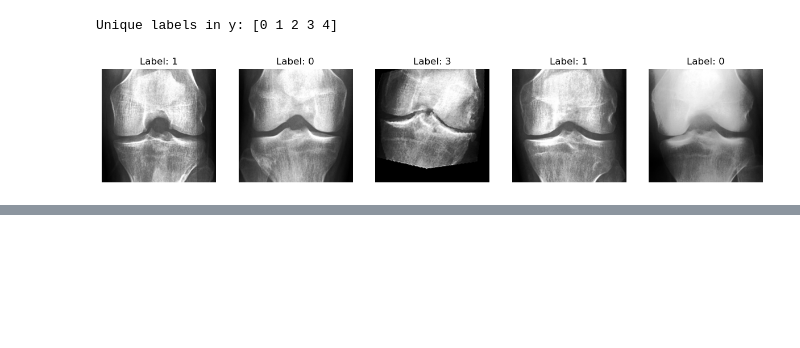
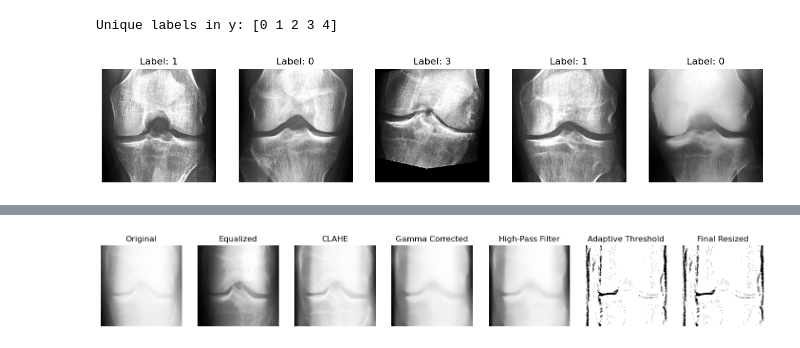
Before and after one commit to Ramachandra-2k96/Image_classification, a Jupyter notebook: Analysis.ipynb, the cells around one changed output, grey strips where cells are left out. Cells and saved outputs as stored; diff of their text form; code cells hidden in the pictures; blank space fills up the shorter version.

```diff
--- a/Analysis.ipynb
+++ b/Analysis.ipynb
@@ -185,0 +247,79 @@ plt.show()
+# %%
+class ImagePreprocessor:
+    def __init__(self, image_path, reference_image_path=None):
+        self.image_path = image_path
+        self.original_img = cv2.imread(image_path, cv2.IMREAD_GRAYSCALE)
+        self.reference_img = cv2.imread(reference_image_path, cv2.IMREAD_GRAYSCALE) if reference_image_path else None
+
+    def equalize_histogram(self):
+        return cv2.equalizeHist(self.original_img)
+
+    def apply_clahe(self):
+        clahe = cv2.createCLAHE(clipLimit=2.0, tileGridSize=(8, 8))
+        return clahe.apply(self.original_img)
+
+    def denoise_image(self, image):
+        return cv2.fastNlMeansDenoising(image, None, 30, 7, 21)
+
+    def edge_detection(self, image):
+        return cv2.Canny(image, 100, 200)
+
+    def apply_gamma_correction(self, image, gamma=1.2):
+        inv_gamma = 1.0 / gamma
+        table = np.array([(i / 255.0) ** inv_gamma * 255 for i in np.arange(256)]).astype("uint8")
+        return cv2.LUT(image, table)
+
+    def match_histogram(self, image):
+        if self.reference_img is not None:
+            return exposure.match_histograms(image, self.reference_img, multichannel=False)
+        else:
+            return image  # No change if reference image is not provided
+
+    def high_pass_filter(self, image):
+        blurred = cv2.GaussianBlur(image, (21, 21), 0)
+        high_pass = cv2.addWeighted(image, 1.5, blurred, -0.5, 0)
+        return high_pass
+
+    def adaptive_threshold(self, image):
+        return cv2.adaptiveThreshold(image, 255, cv2.ADAPTIVE_THRESH_GAUSSIAN_C, cv2.THRESH_BINARY, 11, 2)
+
+    def normalize_image(self, image):
+        normalized_img = (image - np.min(image)) / (np.max(image) - np.min(image))
+        return normalized_img
+
+    def resize_image(self, image, target_size):
+        resized_img = np.array(Image.fromarray((image * 255).astype(np.uint8)).resize(target_size))
+        return resized_img
+
+    def process_and_display(self, resize=(256, 256)):
+        equalized_img = self.equalize_histogram()
+        clahe_img = self.apply_clahe()
+        denoised_img = self.denoise_image(clahe_img)
+        gamma_corrected = self.apply_gamma_correction(denoised_img)
+        histogram_matched = self.match_histogram(gamma_corrected)
+        high_pass = self.high_pass_filter(histogram_matched)
+        thresholded = self.adaptive_threshold(high_pass)
+        normalized_img = self.normalize_image(thresholded)
+        resized_img = self.resize_image(normalized_img, resize)
+
+        # Plot the images with headings
+        images = [self.original_img, equalized_img, clahe_img, gamma_corrected, high_pass, thresholded, resized_img]
+        titles = ['Original', 'Equalized', 'CLAHE', 'Gamma Corrected', 'High-Pass Filter', 'Adaptive Threshold', 'Final Resized']
+
+        plt.figure(figsize=(18, 6))
+        for i, (img, title) in enumerate(zip(images, titles)):
+            plt.subplot(1, 7, i + 1)
+            plt.imshow(img, cmap='gray')
+            plt.title(title)
+            plt.axis('off')
+
+        plt.show()
+
+        return resized_img
+
+# Usage
+image_path = 'DATASETS/split_data/train/0/9996086L.png'
+reference_image_path = 'reference_image.png'  # Optional
+preprocessor = ImagePreprocessor(image_path, reference_image_path)
+final_image = preprocessor.process_and_display((512,512))
+# %% [output]
@@ -185,0 +327 @@ plt.show()
+[figure, added]
```
Also changed, not shown: parts of 4 cells of this notebook, 4 other files.
